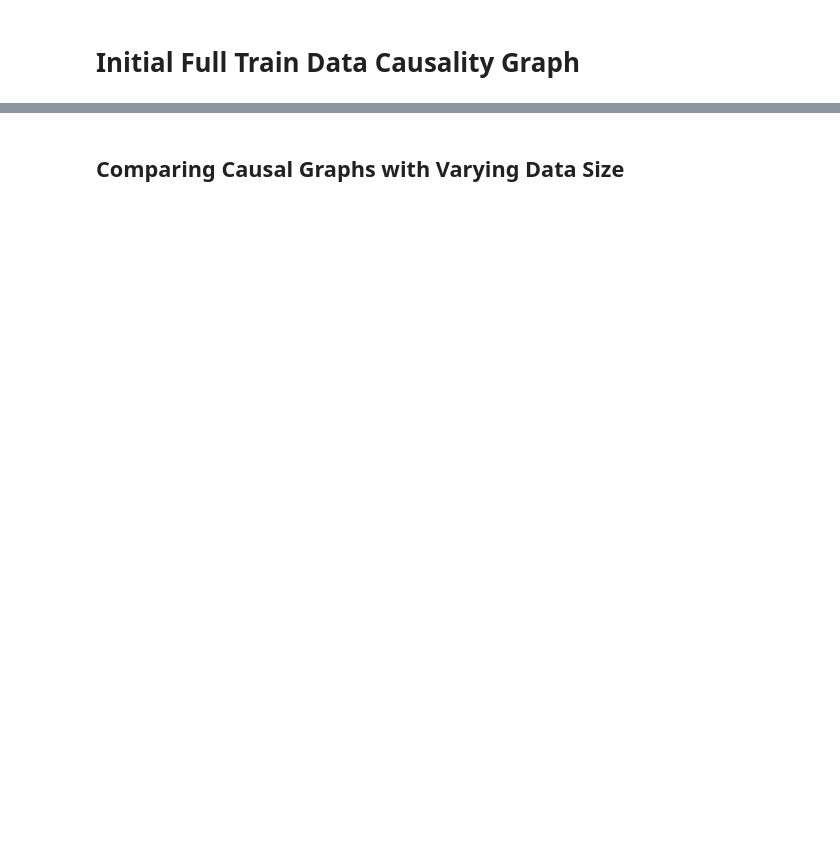
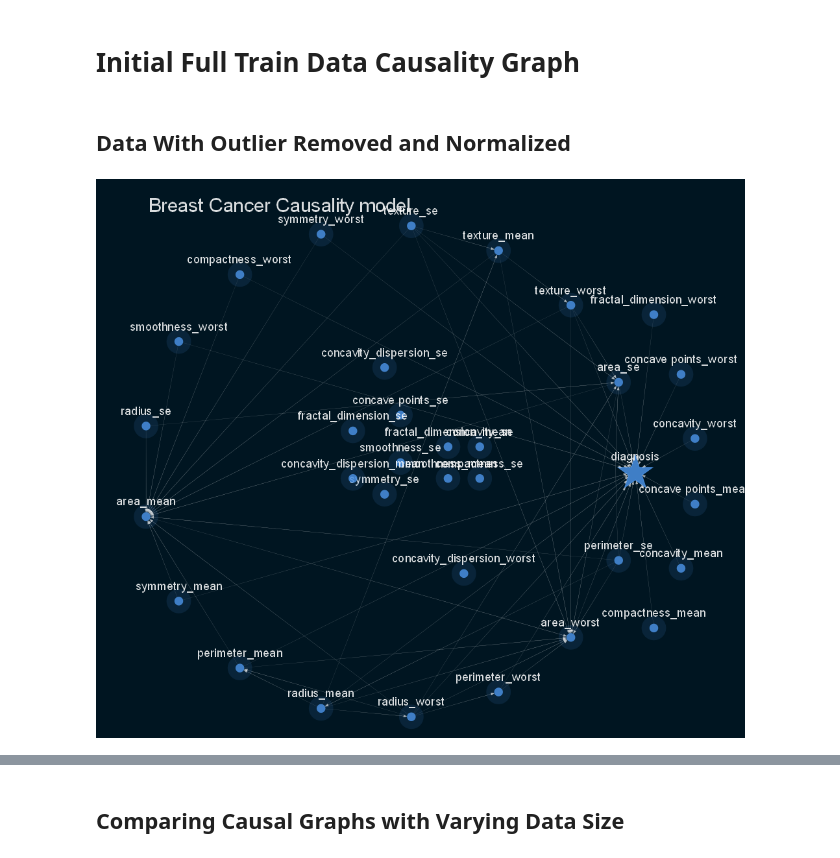
Before and after one commit to CasualModel/CancerCausality, a Jupyter notebook: notebooks/CausalInferencing.ipynb, the cells around one changed output, grey strips where cells are left out. Drawn from its saved outputs; the diff is of its cells as text; code cells hidden in the pictures; blank space fills up the shorter version.

```diff
--- a/notebooks/CausalInferencing.ipynb
+++ b/notebooks/CausalInferencing.ipynb
@@ -25,2 +21,49 @@ set(data_1.dtypes.to_list())
 # %% [markdown]
 # Initial Full Train Data Causality Graph
+# %% [markdown]
+## Data With Outlier Removed and Normalized
+# %%
+# Outlier Revalued, MinMaxed And Normalized Data
+data_1 = pd.read_csv('../data/clean_add_out_removed_normalized.csv')
+# %%
+# Constructing Causality Graph from Dataframe
+sm_data_1 = from_pandas(data_1.iloc[:, 1:], w_threshold=0.8)
+# %%
+# Drawing Settings
+# Changing attributes of specific nodes
+node_attributes = {
+    "diagnosis": {  # We change the attributes of the node "Age"
+        "shape": "star",
+        "style": "filled",
+        "width": 0.6,
+        "penwidth": "1",  # Thickness of the boundary
+        "color": "#4a90e2d9",
+        "orientation": 25,  # rotate node
+    },
+    "fontsize": 0.1
+}
+
+graph_attributes = {
+    "scale": "1",
+    "size": 5,
+    "label": "Breast Cancer Causality model",
+    "fontcolor": "#FFFFFFD9",
+    "fontname": "Helvetica",
+    "fontsize": 25,
+    "dpi": 200,  # resolution
+    "labeljust": "l",  # This sets the title to be at the left
+    "labelloc": "t",  # This sets the title to be at the top
+}
+# %%
+# Visualizing resulting graph only considering edges 0.8 and above threshold
+# sm_data_1.remove_edges_below_threshold(0.8)
+viz = plot_structure(
+    sm_data_1,
+    prog="circo",
+    graph_attributes=graph_attributes,
+    node_attributes=node_attributes,
+    all_edge_attributes=EDGE_STYLE.WEAK)
+
+Image(viz.draw(format='png'))
+# %% [output]
+[figure, added]
```
Also changed, not shown: parts of 32 cells of this notebook, 3 other files.
